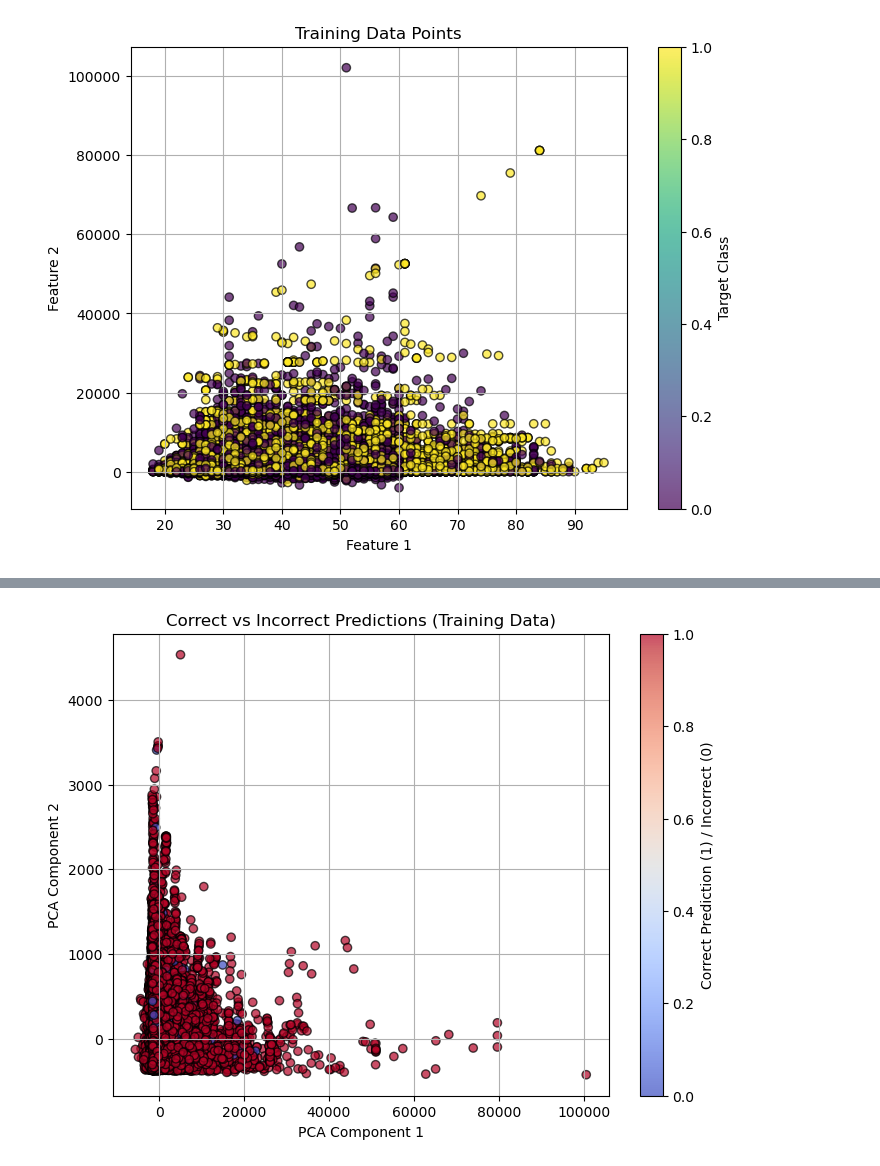
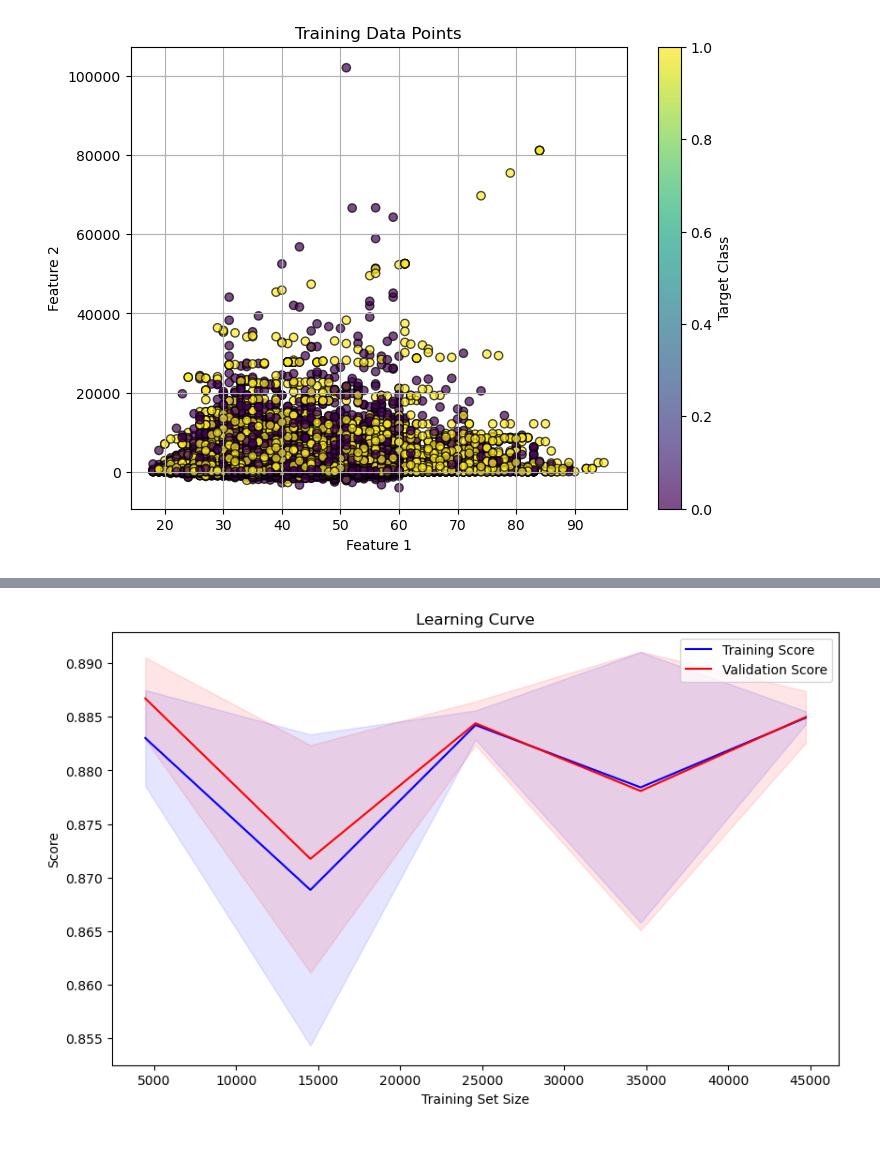
Before and after one commit to Sevinj-joy/ML_algorithm_examples, a Jupyter notebook: LogisticRegression/Bank Marketing Analysis/Bank Marketing.ipynb, the cells around one changed output, grey strips where cells are left out. Cells and saved outputs as stored; diff of their text form; code cells hidden in the pictures.

```diff
--- a/LogisticRegression/Bank Marketing Analysis/Bank Marketing.ipynb
+++ b/LogisticRegression/Bank Marketing Analysis/Bank Marketing.ipynb
@@ -246,2 +189,6 @@ print(y_test.unique())
+# %%
+from imblearn.over_sampling import SMOTE
+smote = SMOTE(random_state=42)
+X_resampled, y_resampled = smote.fit_resample(X, y)
 # %%
 from xgboost import XGBClassifier
@@ -513,22 +314,3 @@ plt.grid()
 plt.show()
 # %% [output]
 [figure]
-# %%
-from sklearn.inspection import DecisionBoundaryDisplay
-
-# Yalnız ilk iki xüsusiyyəti seçək (2D qrafik üçün)
-X_train_2d = X_train.iloc[:, :2]
-
-# XGBoost modelini yenidən təlim et (ilk iki xüsusiyyət üçün)
-xgb_2d = XGBClassifier(random_state=42, use_label_encoder=False, eval_metric='logloss')
-xgb_2d.fit(X_train_2d, y_train)
-
-# Decision boundary vizualizasiyası
-plt.figure(figsize=(8, 6))
-DecisionBoundaryDisplay.from_estimator(xgb_2d, X_train_2d, cmap='viridis', alpha=0.6)
-plt.scatter(X_train_2d.iloc[:, 0], X_train_2d.iloc[:, 1], c=y_train, cmap='viridis', edgecolor="k")
-plt.title("Decision Boundary with Training Data")
-plt.xlabel("Feature 1")
-plt.ylabel("Feature 2")
-plt.grid()
-plt.show()
@@ -574,14 +317,24 @@ plt.show()
-# %%
-# Təlimdə prediksiyalar
-y_train_pred = xgb.predict(X_train)
-
-plt.figure(figsize=(8, 6))
-plt.scatter(X_train_pca[:, 0], X_train_pca[:, 1], c=(y_train == y_train_pred), cmap='coolwarm', alpha=0.7, edgecolor='k')
-plt.title("Correct vs Incorrect Predictions (Training Data)")
-plt.xlabel("PCA Component 1")
-plt.ylabel("PCA Component 2")
-plt.colorbar(label="Correct Prediction (1) / Incorrect (0)")
-plt.grid()
-plt.show()
-# %% [output]
-[figure, removed]
+# %%
+from sklearn.model_selection import learning_curve
+
+model = LogisticRegression(class_weight='balanced')
+
+# Calculate learning curve
+train_sizes, train_scores, test_scores = learning_curve(model, X_train, y_train, cv=5, n_jobs=-1)
+
+# Plotting the learning curve
+plt.figure(figsize=(10, 6))
+plt.plot(train_sizes, train_scores.mean(axis=1), label='Training Score', color='blue')
+plt.plot(train_sizes, test_scores.mean(axis=1), label='Validation Score', color='red')
+plt.fill_between(train_sizes, train_scores.mean(axis=1) - train_scores.std(axis=1),
+                 train_scores.mean(axis=1) + train_scores.std(axis=1), alpha=0.1, color='blue')
+plt.fill_between(train_sizes, test_scores.mean(axis=1) - test_scores.std(axis=1),
+                 test_scores.mean(axis=1) + test_scores.std(axis=1), alpha=0.1, color='red')
+
+plt.xlabel('Training Set Size')
+plt.ylabel('Score')
+plt.title('Learning Curve')
+plt.legend()
+plt.show()
+# %% [output]
+[figure, added]
```
Also changed, not shown: parts of 28 cells of this notebook.
